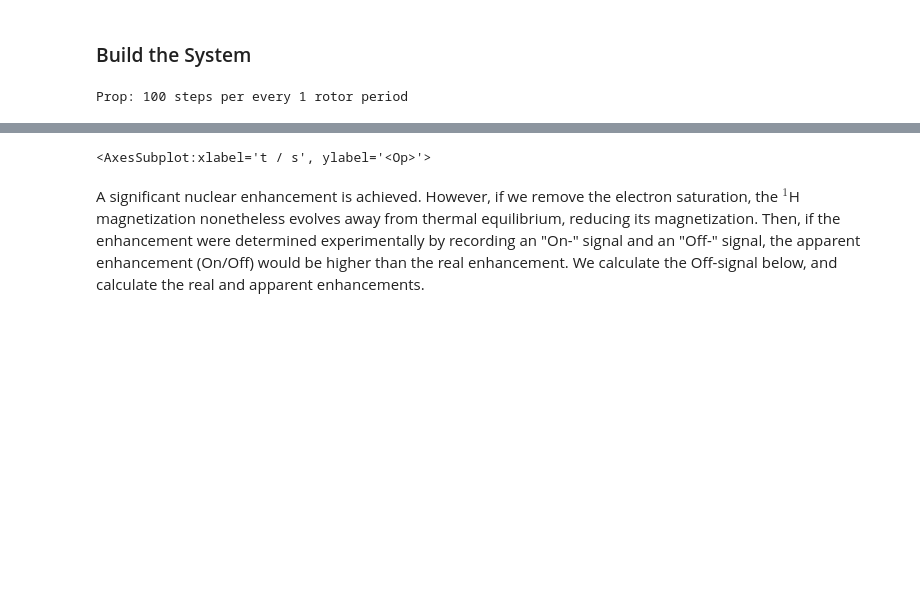
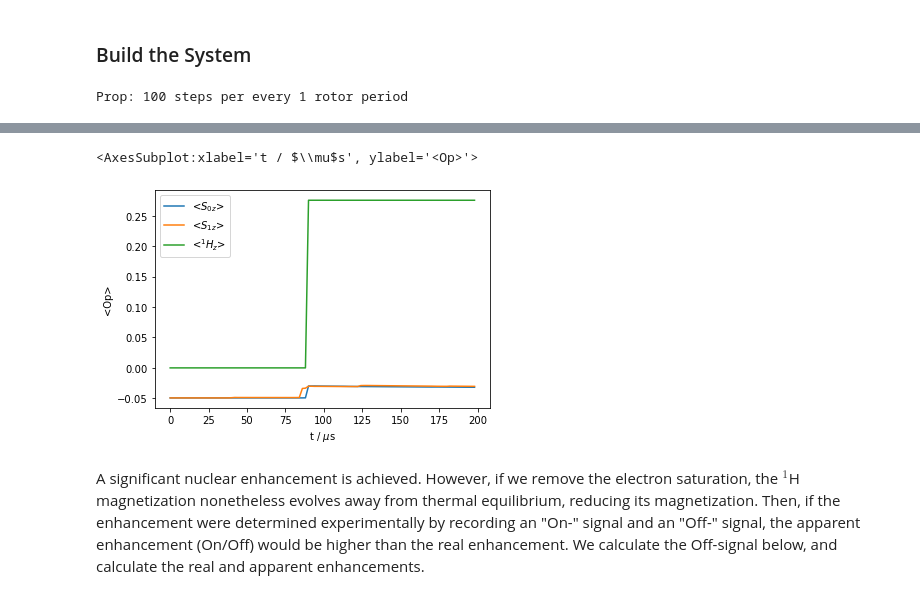
Before and after one commit to alsinmr/SLEEPY_tutorial, a Jupyter notebook: Chapters/Chapter4/Ch4_CrossEffect.ipynb, the cells around one changed output, grey strips where cells are left out. Cells and saved outputs as stored; diff of their text form; code cells hidden in the pictures; blank space fills up the shorter version.

```diff
--- a/Chapters/Chapter4/Ch4_CrossEffect.ipynb
+++ b/Chapters/Chapter4/Ch4_CrossEffect.ipynb
@@ -69,7 +68,7 @@ Then, we irradiate a little off the center, at -50 MHz.
 # %% [markdown]
 ### Build the System
 # %%
-ex=sl.ExpSys(v0H=250,Nucs=['e-','e-','1H'],LF=[False,False,True],vr=5000,T_K=80,pwdavg=sl.PowderAvg(2)[15])
+ex=sl.ExpSys(v0H=250,Nucs=['e-','e-','1H'],LF=[False,False,True],vr=5000,T_K=80,pwdavg=sl.PowderAvg(2)[15],n_gamma=100)
 delta=2e6
 ex.set_inter('hyperfine',i0=0,i1=2,Axx=-delta/2,Ayy=-delta/2,Azz=delta,euler=[0,np.pi/180*20,0])
 # ex.set_inter('hyperfine',i0=0,i1=2,Axx=-delta/2,Ayy=-delta/2,Azz=delta,euler=[0,np.pi/2*.8,0])
@@ -78,17 +77,28 @@ ex.set_inter('g',i=1,gxx=gxx,gyy=gyy,gzz=gzz,euler=[0,np.pi/2*.8,0])
 ex.set_inter('dipole',i0=0,i1=1,delta=sl.Tools.dipole_coupling(1.33,'e-','e-'),euler=[0,77*np.pi/180,0])
 
 L=ex.Liouvillian()
-L.add_relax('T2',i=0,T2=5e-9,OS=True)
-L.add_relax('T2',i=1,T2=5e-9,OS=True)
+# L.add_relax('T2',i=0,T2=5e-9,OS=True)
+# L.add_relax('T2',i=1,T2=5e-9,OS=True)
 # L.add_relax('T1',i=0,T1=250e-5,OS=True,Thermal=False)
-# L.add_relax('T1',i=1,T1=250e-5,OS=True,Thermal=False)
-_=L.add_relax('T2',i=2,T2=5e-3,OS=True)
+# L.add_relax('T1',i=1,T1=250e-5,OS=True,Thermal=True)
+# _=L.add_relax('T2',i=2,T2=5e-3,OS=True)
 # _=L.add_relax('T1',i=2,T1=3,OS=True,Thermal=False)
+
+Thermal=False
+kwargs={'OS':True,'Thermal':True}
+# kwargs={'OS':False}
+L.add_relax('T2',i=0,T2=5e-6,OS=kwargs['OS'])
+L.add_relax('T2',i=1,T2=5e-6,OS=kwargs['OS'])
+L.add_relax('T1',i=0,T1=250e-6,**kwargs)
+L.add_relax('T1',i=1,T1=250e-6,**kwargs)
+_=L.add_relax('T2',i=2,T2=5e-3,OS=kwargs['OS'])
+_=L.add_relax('T1',i=2,T1=3,**kwargs)
+# _=L.add_relax('recovery')
 # %%
 seq=L.Sequence().add_channel(1,v1=1e6,voff=0e6)
 
 ON=sl.Rho('ez',['S0z','S1z','1Hz'])
 ON.DetProp(seq,n=100,n_per_seq=100)
-ON.plot(axis='s',det_num=[0,1,2])
+ON.plot(axis='us',det_num=[0,1,2])
 # %% [output]
 Prop: 100 steps per every 1 rotor period
@@ -97 +105,2 @@ Prop: 100 steps per every 1 rotor period
-<AxesSubplot:xlabel='t / s', ylabel='<Op>'>
+<AxesSubplot:xlabel='t / $\\mu$s', ylabel='<Op>'>
+[figure, added]
```
Also changed, not shown: parts of 3 cells of this notebook, 3 other files.
